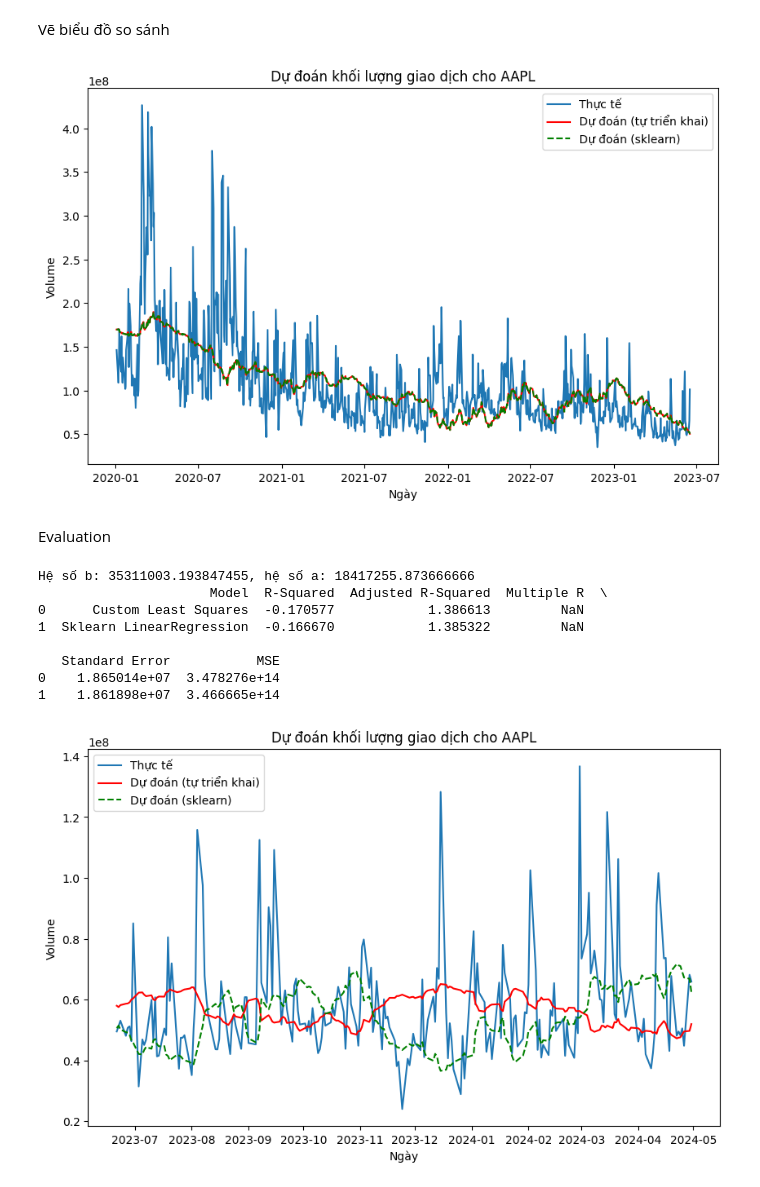
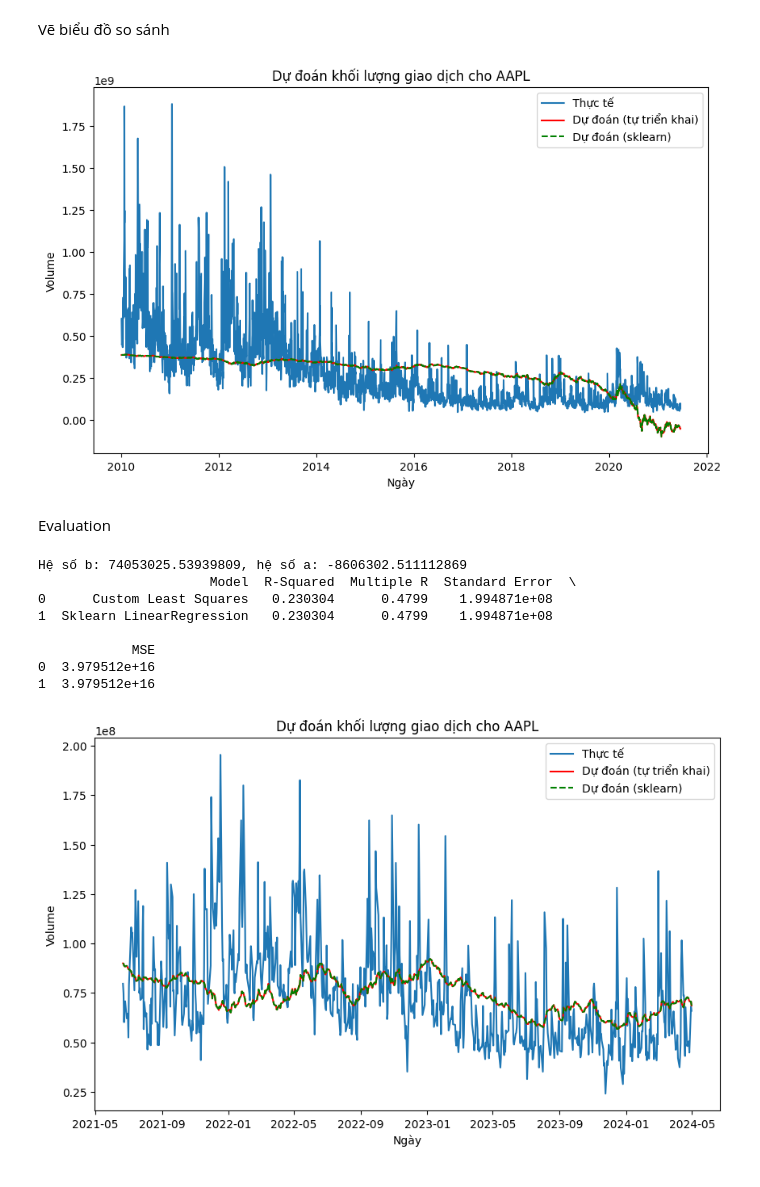
Before and after one commit to Ttdne/Stock-Prediction-Using-Linear-Regression, a Jupyter notebook: Big_Project/src/Volumn_predict.ipynb, the cells around one changed output. Drawn from its saved outputs; the diff is of its cells as text; code cells hidden in the pictures.

```diff
--- a/Big_Project/src/Volumn_predict.ipynb
+++ b/Big_Project/src/Volumn_predict.ipynb
@@ -10,7 +10,7 @@ Xử lí dữ liệu
 # %%
 # Tải dữ liệu lịch sử của cổ phiếu (ví dụ: 'AAPL' cho Apple)
 ticker = 'AAPL'
-data = yf.download(ticker, start="2020-01-01", end="2024-05-01")
+data = yf.download(ticker, start="2010-01-01", end="2024-05-01")
 
 # Tính giá trung bình
 data['Price'] = data[['Open', 'Close', 'High', 'Low']].mean(axis=1)
@@ -164,7 +164,7 @@ plt.title(f'Dự đoán khối lượng giao dịch cho {ticker}')
 plt.legend()
 plt.show()
 # %% [output]
-[figure, old version]
+[figure, new version]
 # %% [markdown]
 Evaluation
 # %%
@@ -176,7 +176,6 @@ def adjusted_r2(r2, n, p):
 metrics = {
     "Model": [],
     "R-Squared": [],
-    "Adjusted R-Squared": [],
     "Multiple R": [],
     "Standard Error": [],
     "MSE": []
@@ -184,43 +183,42 @@ metrics = {
 
 def evaluate_model(y_true, y_pred, model_name):
     r2 = r2_score(y_true, y_pred)
-    adj_r2 = adjusted_r2(r2, len(y_true), len(train_volumes))
     mse = mean_squared_error(y_true, y_pred)
     std_error = np.sqrt(mse)
     metrics["Model"].append(model_name)
     metrics["R-Squared"].append(r2)
-    metrics["Adjusted R-Squared"].append(adj_r2)
     metrics["Multiple R"].append(np.sqrt(r2))
     metrics["Standard Error"].append(std_error)
     metrics["MSE"].append(mse)
 
+model.fit(test_prices_reshaped, test_volumes)
 test_volumes_pred, test_b, test_a = predict(test_prices, test_volumes)
 test_volumes_pred_sklearn = model.predict(test_prices_reshaped)
 
 
-evaluate_model(test_volumes, test_volumes_pred, "Custom Least Squares")
-evaluate_model(test_volumes, test_volumes_pred_sklearn, "Sklearn LinearRegression")
+evaluate_model(train_volumes, train_volumes_pred, "Custom Least Squares")
+evaluate_model(train_volumes, train_volumes_pred_sklearn, "Sklearn LinearRegression")
 
 # Display evaluation metrics
 evaluation_df = pd.DataFrame(metrics)
 print(evaluation_df)
 
 plt.figure(figsize=(10, 6))
 plt.plot(test_data.index[1:], test_volumes, label='Thực tế')
 plt.plot(test_data.index[1:], test_volumes_pred, label='Dự đoán (tự triển khai)', color='r')
 plt.plot(test_data.index[1:], test_volumes_pred_sklearn, label='Dự đoán (sklearn)', color='g', linestyle='--')
 plt.xlabel('Ngày')
 plt.ylabel('Volume')
 plt.title(f'Dự đoán khối lượng giao dịch cho {ticker}')
 plt.legend()
 plt.show()
 # %% [output]
-Hệ số b: 35311003.193847455, hệ số a: 18417255.873666666
-                      Model  R-Squared  Adjusted R-Squared  Multiple R  \
-0      Custom Least Squares  -0.170577            1.386613         NaN
-1  Sklearn LinearRegression  -0.166670            1.385322         NaN
+Hệ số b: 74053025.53939809, hệ số a: -8606302.511112869
+                      Model  R-Squared  Multiple R  Standard Error  \
+0      Custom Least Squares   0.230304      0.4799    1.994871e+08
+1  Sklearn LinearRegression   0.230304      0.4799    1.994871e+08
 
-   Standard Error           MSE
-0    1.865014e+07  3.478276e+14
-1    1.861898e+07  3.466665e+14
+            MSE
+0  3.979512e+16
+1  3.979512e+16
-[figure, old version]
+[figure, new version]
```
Also changed, not shown: parts of 4 cells of this notebook, 1 other file.
